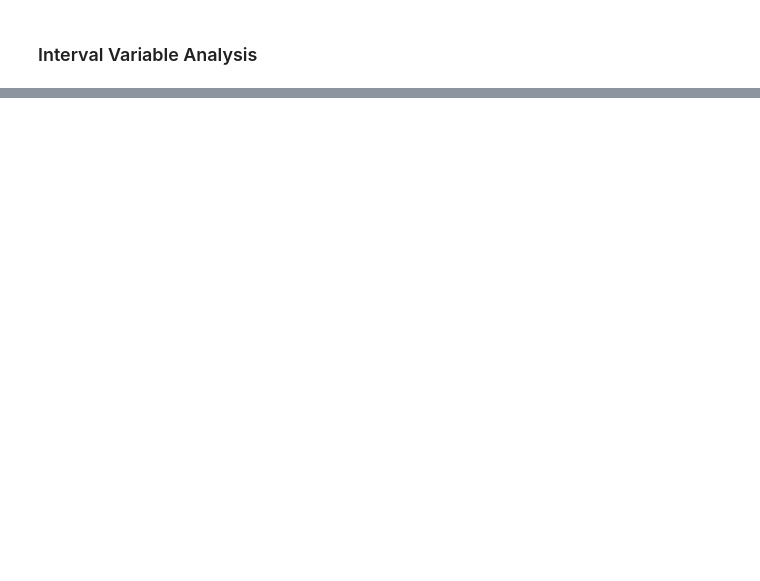
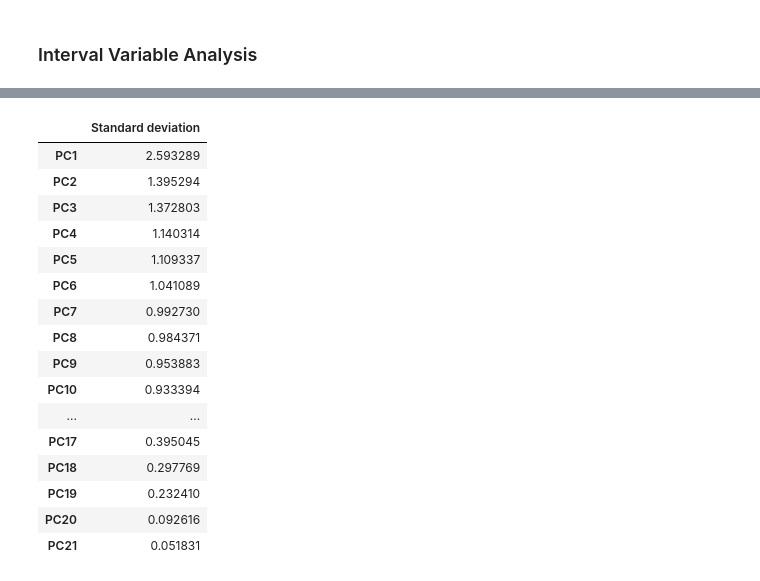
Before and after one commit to abhayace/loan-default-factors, a Jupyter notebook: Loan_Assignment_final.ipynb, the cells around one changed output, grey strips where cells are left out. Cells and saved outputs as stored; diff of their text form; code cells hidden in the pictures; blank space fills up the shorter version.

```diff
--- a/Loan_Assignment_final.ipynb
+++ b/Loan_Assignment_final.ipynb
@@ -467,0 +568,20 @@ inq_last_6mths
+# %%
+summary.sdev
+# %% [output]
+|  | Standard deviation |
+| PC1 | 2.593289 |
+| PC2 | 1.395294 |
+| PC3 | 1.372803 |
+| PC4 | 1.140314 |
+| PC5 | 1.109337 |
+| PC6 | 1.041089 |
+| PC7 | 0.992730 |
+| PC8 | 0.984371 |
+| PC9 | 0.953883 |
+| PC10 | 0.933394 |
+| ... | ... |
+| PC17 | 0.395045 |
+| PC18 | 0.297769 |
+| PC19 | 0.232410 |
+| PC20 | 0.092616 |
+| PC21 | 0.051831 |
```
Also changed, not shown: parts of 26 cells of this notebook.
